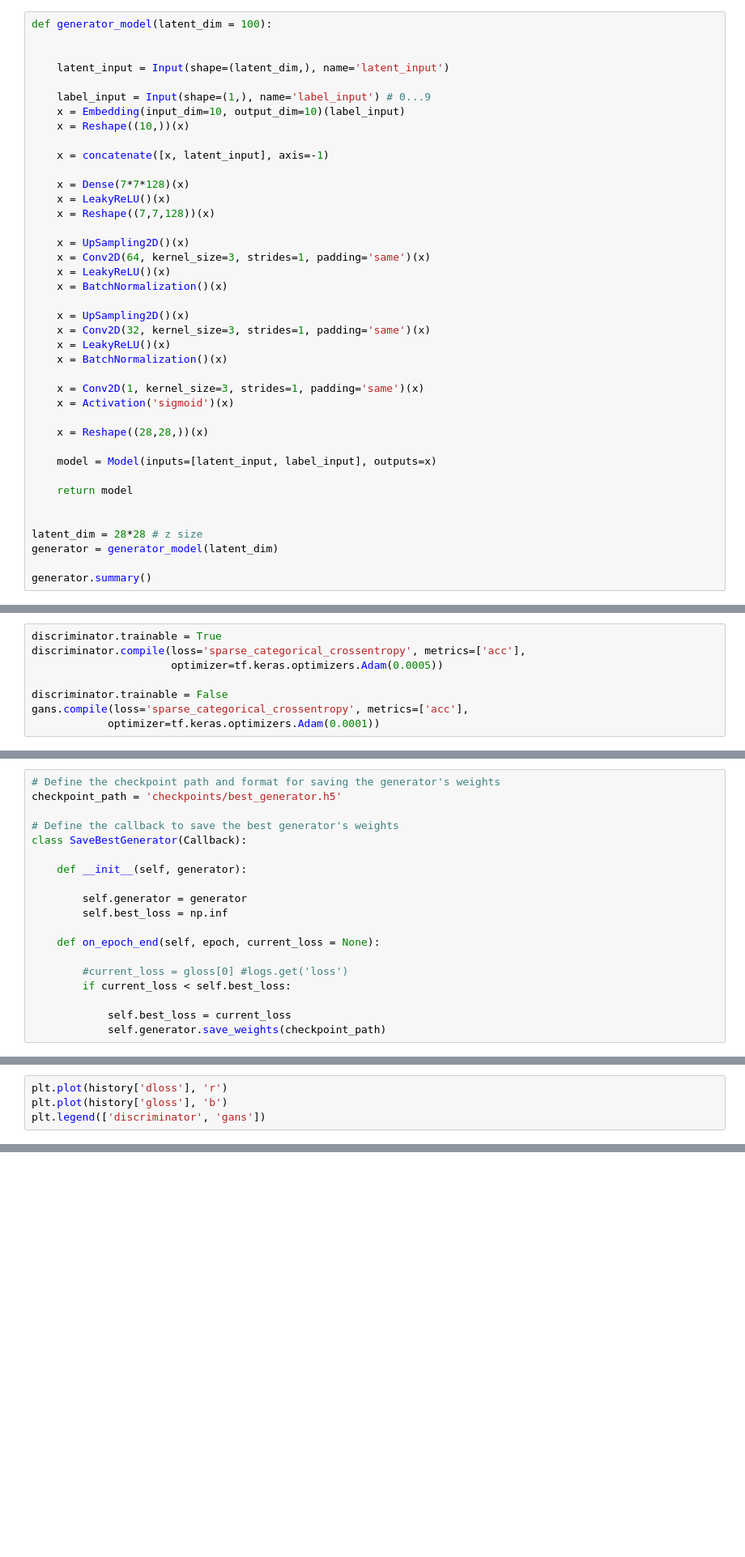
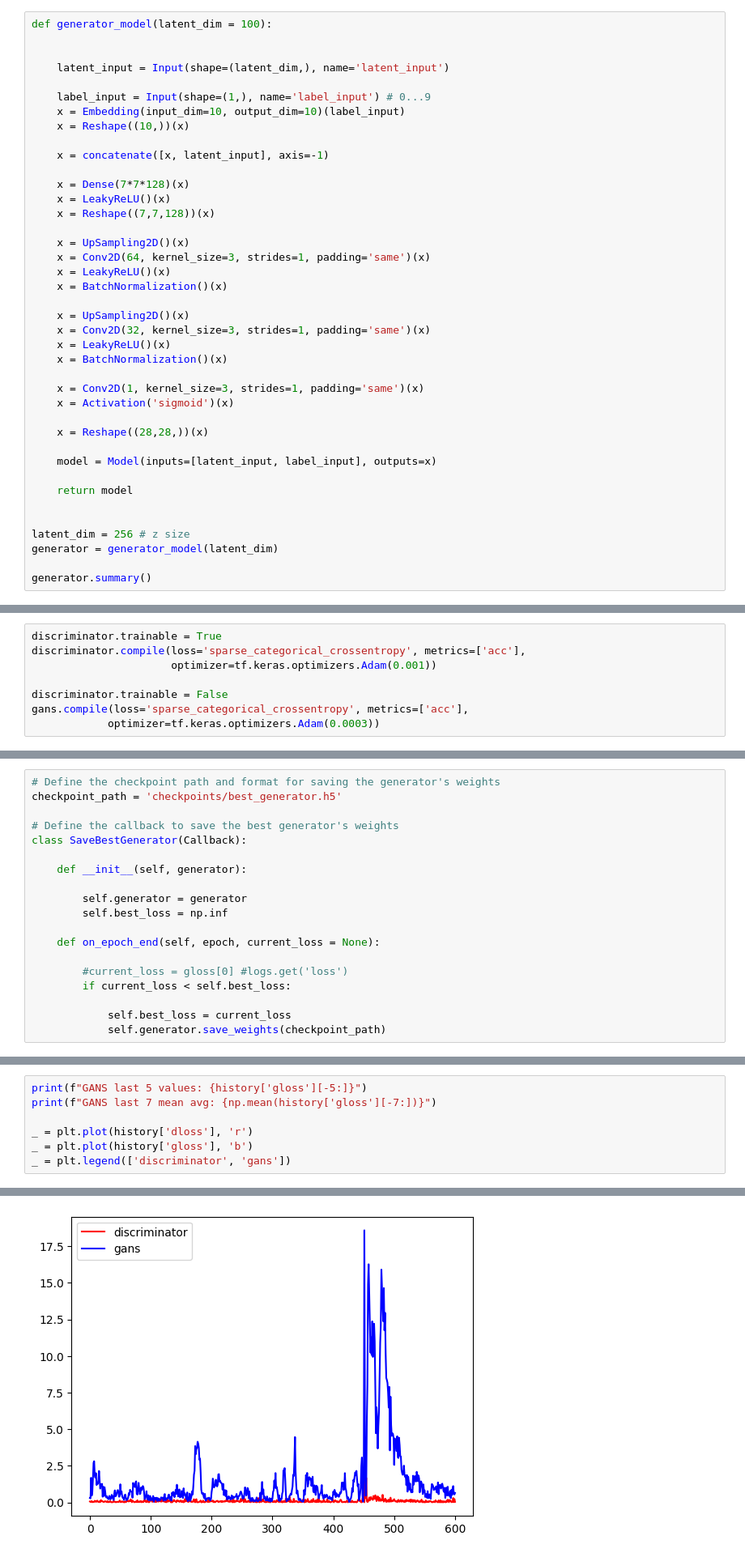
Before and after one commit to leandroohf/machine_learning_algorithms, a Jupyter notebook: dev/intro_gans.ipynb, the cells around one changed output, grey strips where cells are left out. Shown at 81% size. Cells and saved outputs as stored; diff of their text form; blank space fills up the shorter version.

Commit message:
nb: Test with latent dim 256 and train 3 times
* Similar results or a little bit worst

```diff
--- a/dev/intro_gans.ipynb
+++ b/dev/intro_gans.ipynb
@@ -320,7 +320,7 @@ def generator_model(latent_dim = 100):
     return model
 
 
-latent_dim = 28*28 # z size
+latent_dim = 256 # z size
 generator = generator_model(latent_dim)
 
 generator.summary()
@@ -345,11 +377,11 @@ gans.summary()
 # %%
 discriminator.trainable = True
 discriminator.compile(loss='sparse_categorical_crossentropy', metrics=['acc'],
-                      optimizer=tf.keras.optimizers.Adam(0.0005))
+                      optimizer=tf.keras.optimizers.Adam(0.001))
 
 discriminator.trainable = False
 gans.compile(loss='sparse_categorical_crossentropy', metrics=['acc'],
-            optimizer=tf.keras.optimizers.Adam(0.0001))
+            optimizer=tf.keras.optimizers.Adam(0.0003))
 # %% [markdown]
 # Training and learning curves
 # %%
@@ -450,4 +506,8 @@ history = gans_train(x_train, y_train,discriminator, gans, save_interval, epochs
 # %%
-plt.plot(history['dloss'], 'r')
-plt.plot(history['gloss'], 'b')
-plt.legend(['discriminator', 'gans'])
+print(f"GANS last 5 values: {history['gloss'][-5:]}")
+print(f"GANS last 7 mean avg: {np.mean(history['gloss'][-7:])}")
+
+_ = plt.plot(history['dloss'], 'r')
+_ = plt.plot(history['gloss'], 'b')
+_ = plt.legend(['discriminator', 'gans'])
+# %% [output]
@@ -454,3 +516,4 @@ plt.legend(['discriminator', 'gans'])
+[figure, added]
 # %%
 #import seaborn as sns
 import glob
```
Also changed, not shown: parts of 14 cells of this notebook.
